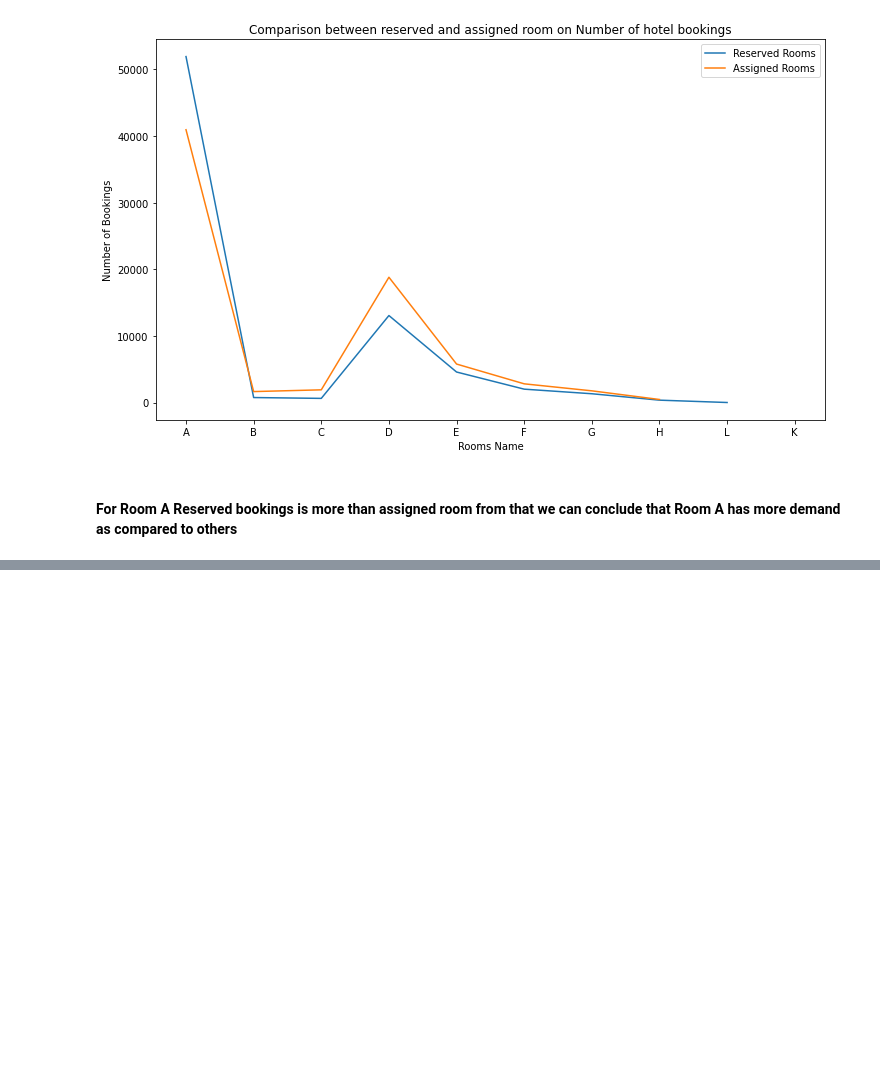
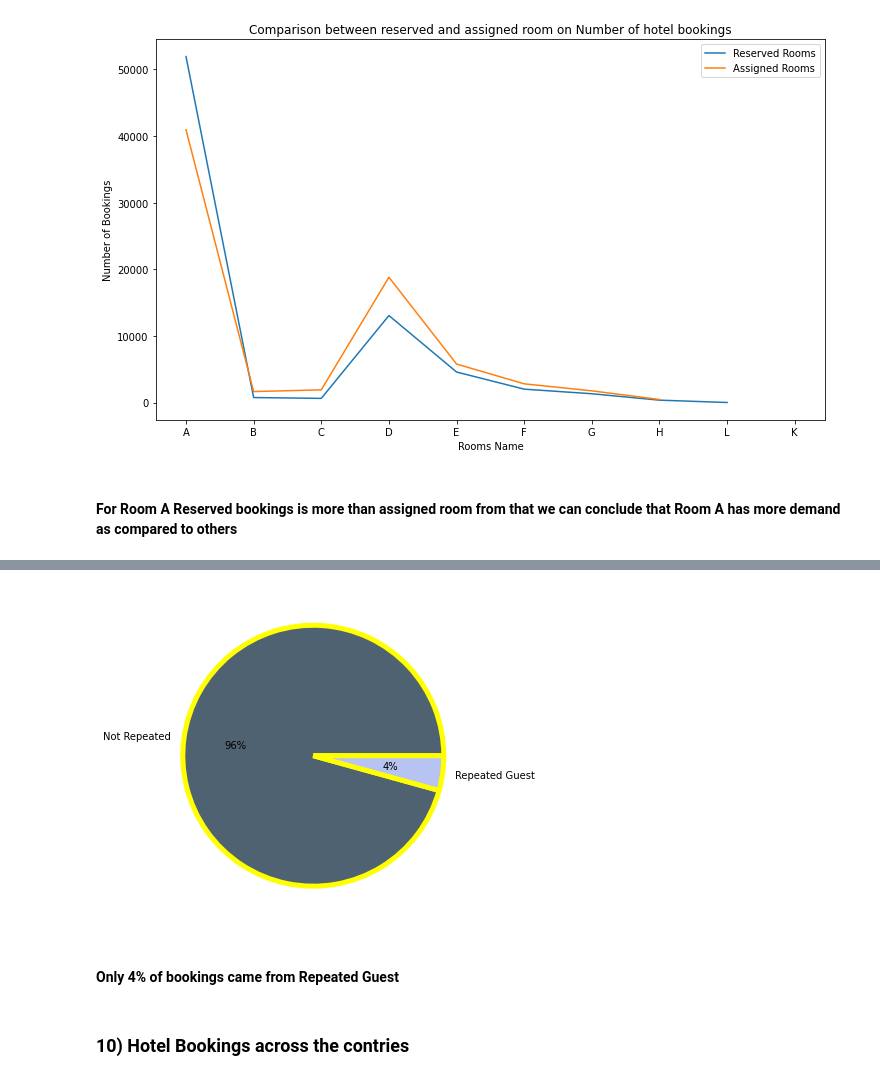
Before and after one commit to shinkarkunal/EDA_Hotel_booking, a Jupyter notebook: Hotel_Booking_Analysis_Capstone_Project_KUNAL_SHINKAR_ipynb.ipynb, the cells around one changed output, grey strips where cells are left out. Saved outputs shown, nothing was run; the diff lists cells and outputs as text; code cells hidden in the pictures; blank space fills up the shorter version.

```diff
--- a/Hotel_Booking_Analysis_Capstone_Project_KUNAL_SHINKAR_ipynb.ipynb
+++ b/Hotel_Booking_Analysis_Capstone_Project_KUNAL_SHINKAR_ipynb.ipynb
@@ -655,0 +681,11 @@ plt.show()
+# %%
+# pie chart
+plt.figure(figsize=(8,6))
+plt.pie(not_cancel_bookings['is_repeated_guest'].value_counts(),labels=['Not Repeated','Repeated Guest'],autopct='%.0f%%',wedgeprops = { 'linewidth' : 5, 'edgecolor' : 'yellow' },colors=colors)
+plt.show()
+# %% [output]
+[figure, added]
+# %% [markdown]
+#### Only 4% of bookings came from Repeated Guest
+# %% [markdown]
+### 10) Hotel Bookings across the contries
```
Also changed, not shown: parts of 10 cells of this notebook.
